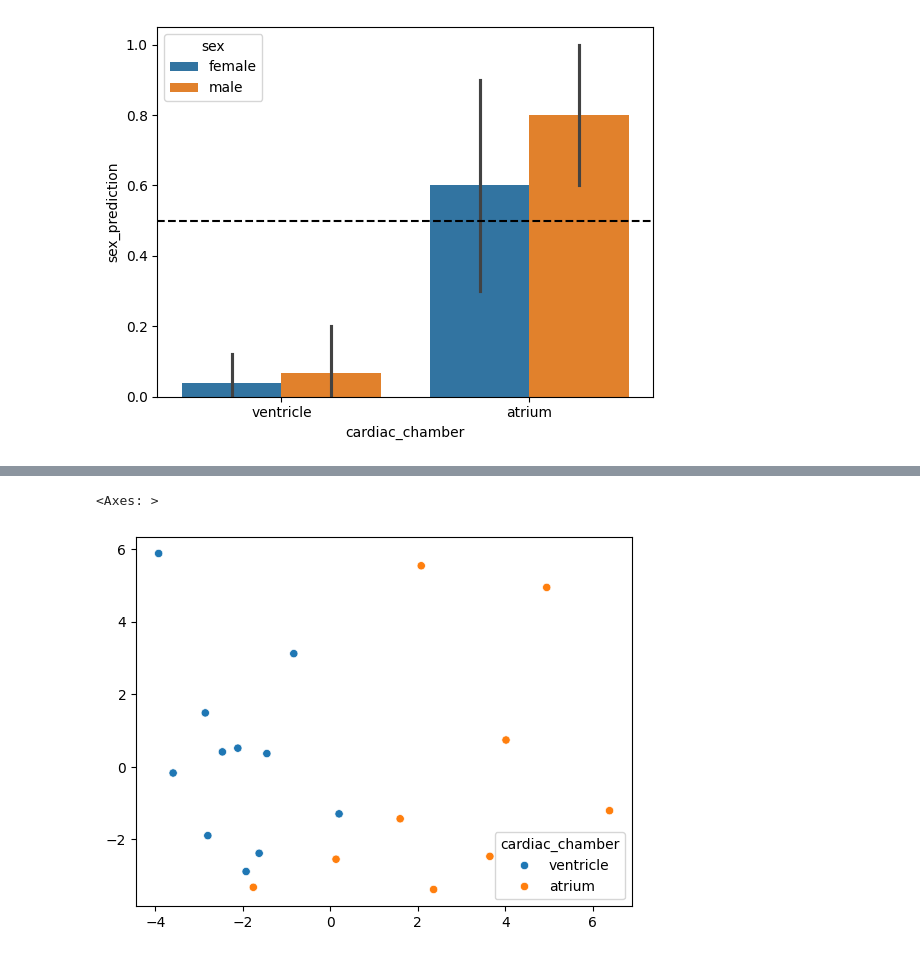
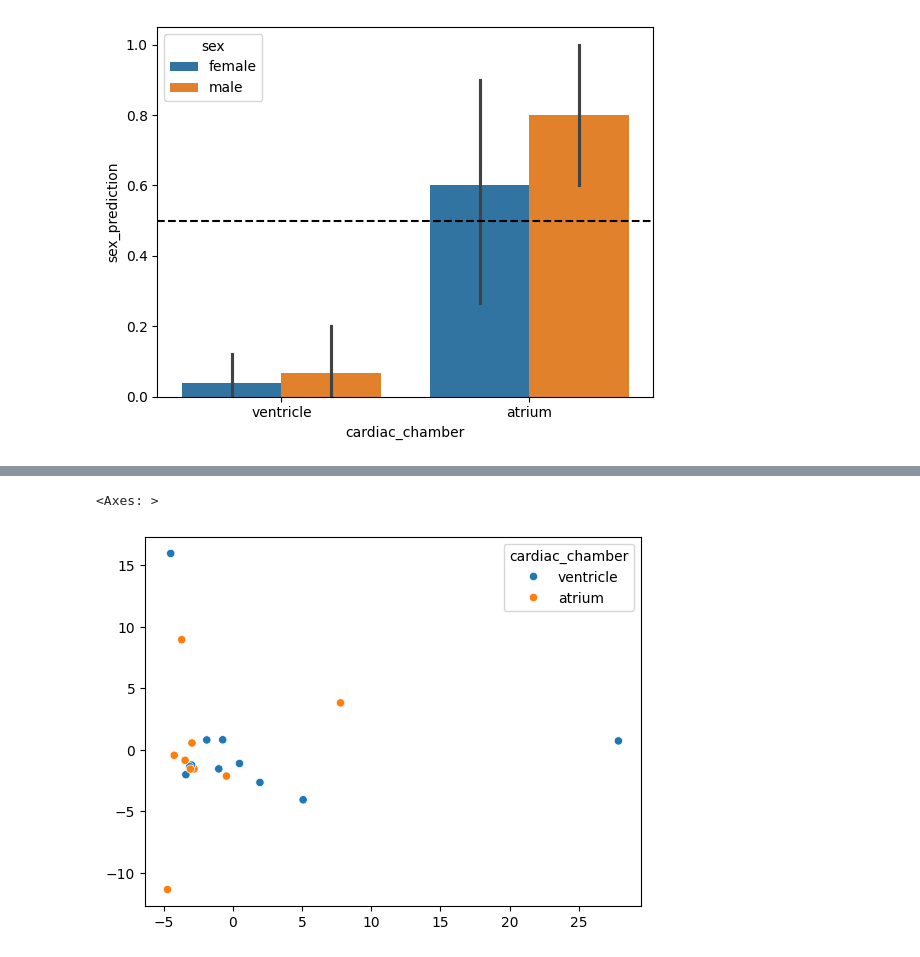
Before and after one commit to zodelheim/sea-infer-rna-seq, a Jupyter notebook: notebooks/checkHeartSexPredictionsChambersCorrelation.ipynb, the cells around one changed output, grey strips where cells are left out. Drawn from its saved outputs; the diff is of its cells as text; code cells hidden in the pictures.

```diff
--- a/notebooks/checkHeartSexPredictionsChambersCorrelation.ipynb
+++ b/notebooks/checkHeartSexPredictionsChambersCorrelation.ipynb
@@ -260,16 +279,16 @@ import umap
 # %%
 scaler = PCA(2)
 # scaler = umap.UMAP(2)
 scaler.fit(
-    StandardScaler().fit_transform(data_research.drop(columns='cardiac_chamber').values)
+    RobustScaler().fit_transform(data_research.drop(columns='cardiac_chamber').values)
     )
 pca_eval = scaler.transform(
-    StandardScaler().fit_transform(data_research.drop(columns='cardiac_chamber').values)
+    RobustScaler().fit_transform(data_research.drop(columns='cardiac_chamber').values)
     )
 sns.scatterplot(x=pca_eval[:,0], y=pca_eval[:,1], hue=data_research['cardiac_chamber'])
 # %% [output]
 <Axes: >
-[figure, old version]
+[figure, new version]
 # %%
 scaler = PCA(2)
 # scaler = umap.UMAP(2)
```
Also changed, not shown: parts of 13 cells of this notebook.
